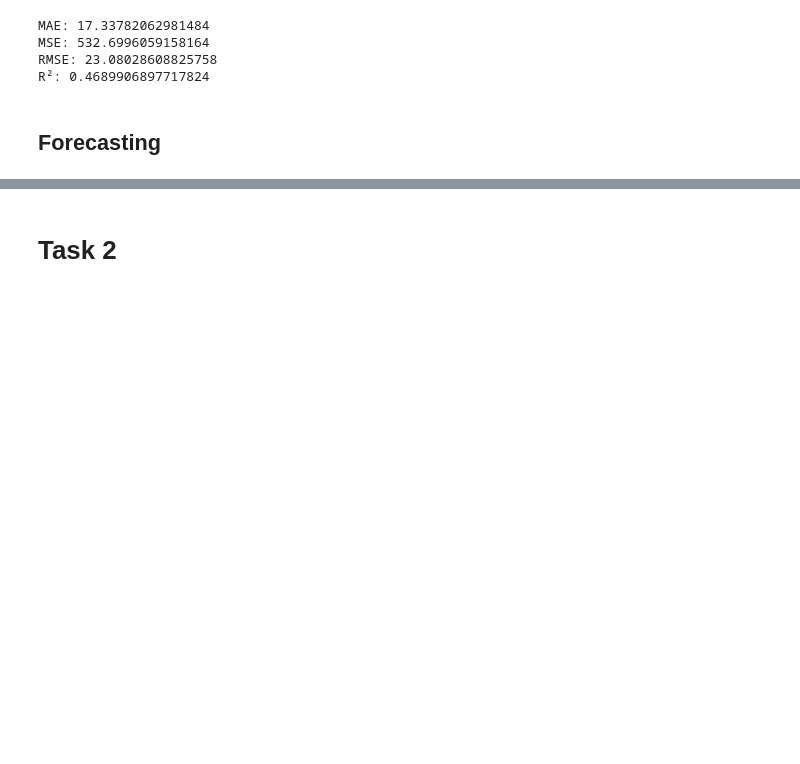
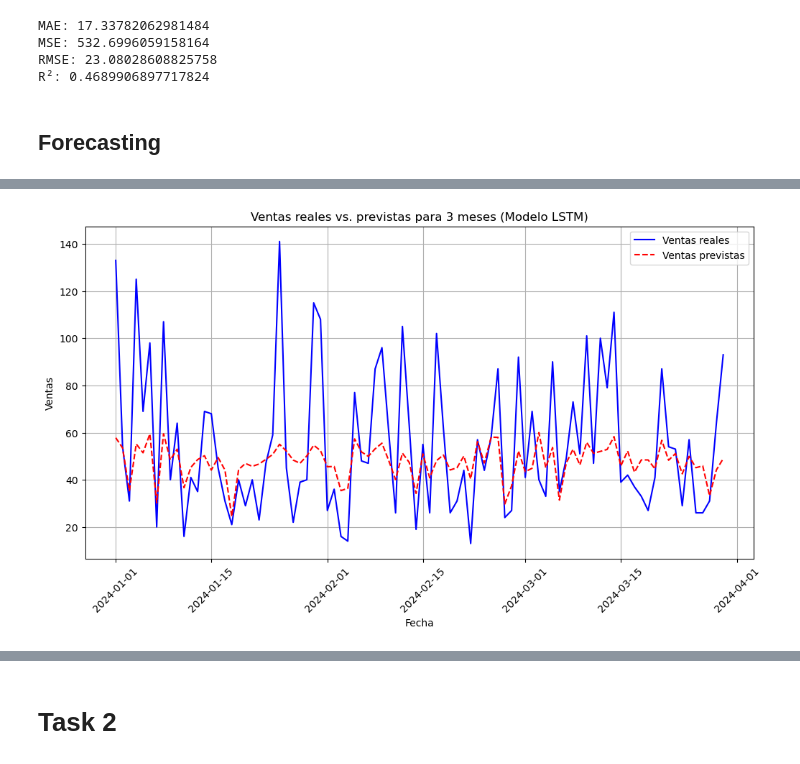
Before and after one commit to FerEsq/DL-TimeSeries-Analysis, a Jupyter notebook: Analysis.ipynb, the cells around one changed output, grey strips where cells are left out. Cells and saved outputs as stored; diff of their text form; code cells hidden in the pictures; blank space fills up the shorter version.

```diff
--- a/Analysis.ipynb
+++ b/Analysis.ipynb
@@ -498,0 +518,19 @@ plt.show()
+# %%
+ventas_reales_3_meses = y_test[-90:]
+
+# Las fechas reales
+fechas = pd.date_range(start='2024-01-01', periods=90, freq='D')
+# %%
+# Graficar las ventas reales y las predicciones
+plt.figure(figsize=(12, 6))
+plt.plot(fechas, ventas_reales_3_meses, label='Ventas reales', color='blue')
+plt.plot(fechas, predictions1_3_months, label='Ventas previstas', color='red', linestyle='--')
+plt.title('Ventas reales vs. previstas para 3 meses (Modelo LSTM)')
+plt.xlabel('Fecha')
+plt.ylabel('Ventas')
+plt.xticks(rotation=45)
+plt.legend()
+plt.grid(True)
+plt.show()
+# %% [output]
+[figure, added]
```
Also changed, not shown: parts of 7 cells of this notebook.
